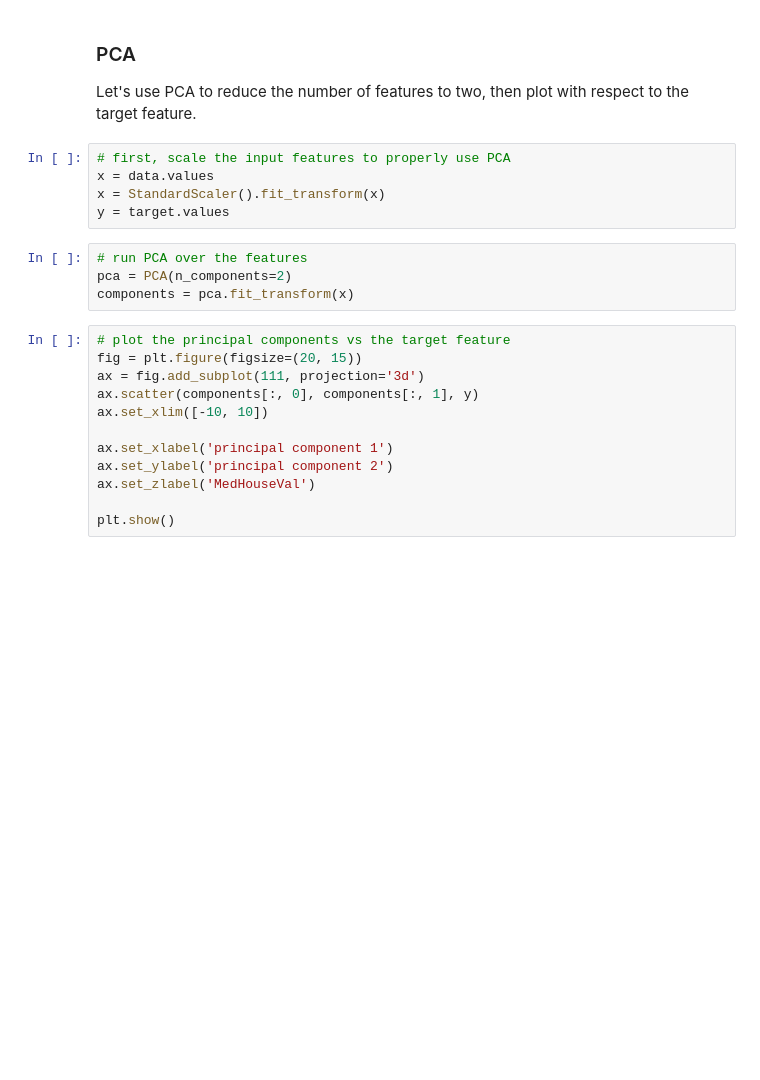
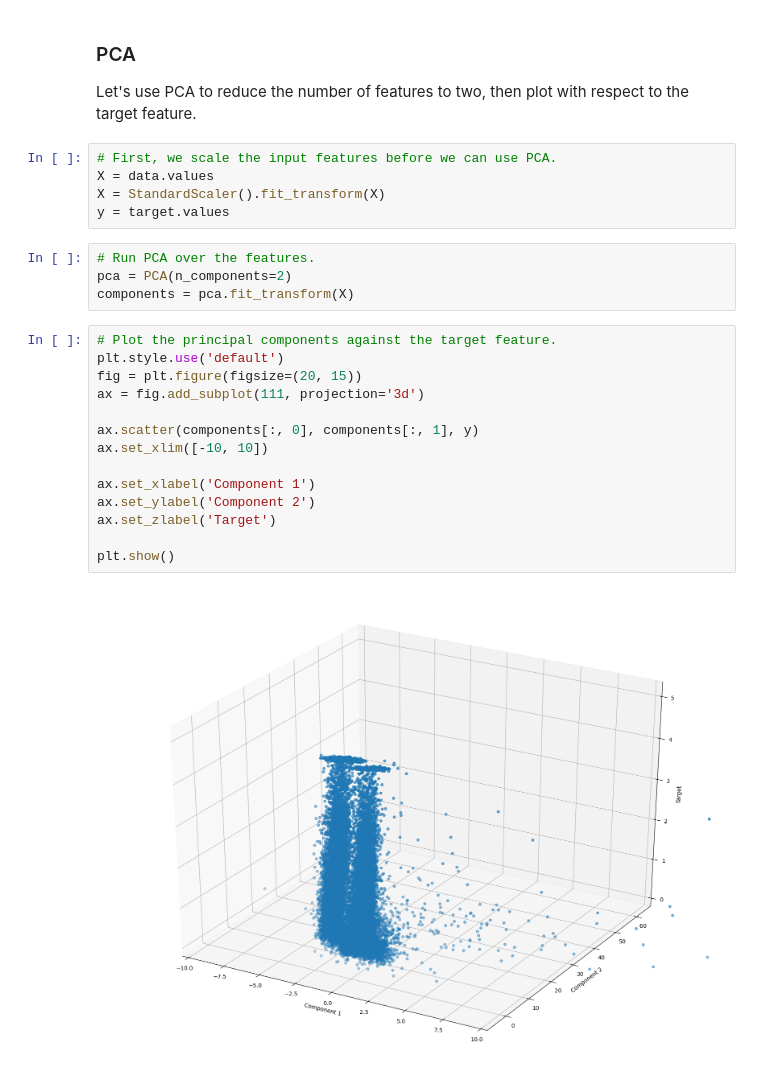
Before and after one commit to orchest/orchest, a Jupyter notebook: explore-data.ipynb, the cells around one changed output. Drawn from its saved outputs; the diff is of its cells as text; blank space fills up the shorter version.

```diff
--- a/explore-data.ipynb
+++ b/explore-data.ipynb
@@ -25,23 +88,27 @@ for col in data.columns.keys():
 ### PCA
 Let's use PCA to reduce the number of features to two, then plot with respect to the target feature.
 # %%
-# first, scale the input features to properly use PCA
-x = data.values
-x = StandardScaler().fit_transform(x)
+# First, we scale the input features before we can use PCA.
+X = data.values
+X = StandardScaler().fit_transform(X)
 y = target.values
 # %%
-# run PCA over the features
+# Run PCA over the features.
 pca = PCA(n_components=2)
-components = pca.fit_transform(x)
+components = pca.fit_transform(X)
 # %%
-# plot the principal components vs the target feature
+# Plot the principal components against the target feature.
+plt.style.use('default')
 fig = plt.figure(figsize=(20, 15))
 ax = fig.add_subplot(111, projection='3d')
+
 ax.scatter(components[:, 0], components[:, 1], y)
 ax.set_xlim([-10, 10])
 
-ax.set_xlabel('principal component 1')
-ax.set_ylabel('principal component 2')
-ax.set_zlabel('MedHouseVal')
+ax.set_xlabel('Component 1')
+ax.set_ylabel('Component 2')
+ax.set_zlabel('Target')
 
 plt.show()
+# %% [output]
+[figure, added]
```
Also changed, not shown: parts of 9 cells of this notebook, 7 other files.
